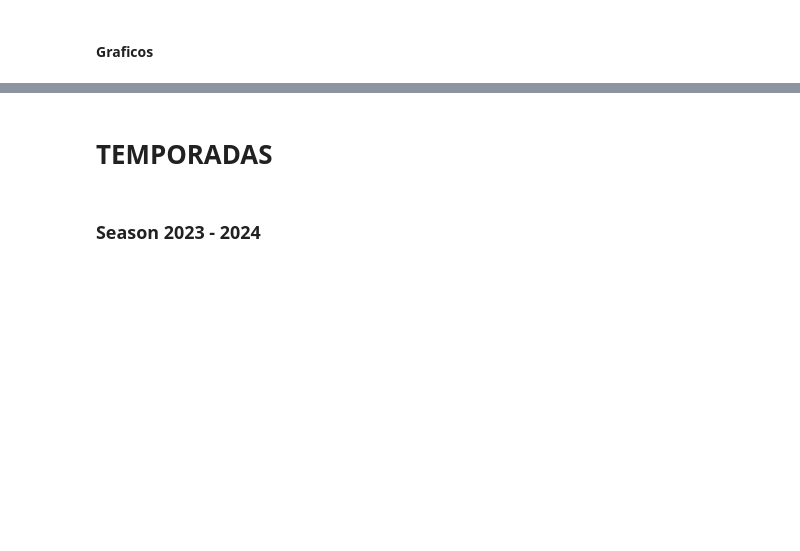
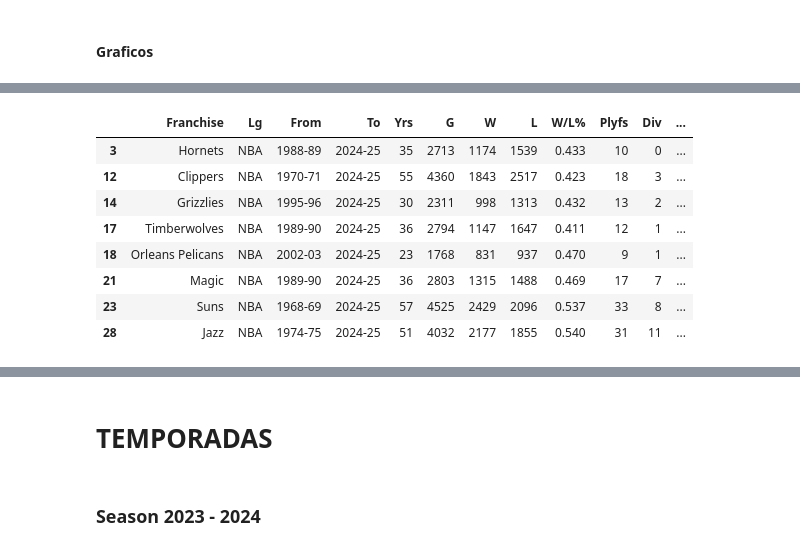
Before and after one commit to tperezv2004/proyecto.github.io, a Jupyter notebook: asses/py/limpieza.ipynb, the cells around one changed output, grey strips where cells are left out. Saved outputs shown, nothing was run; the diff lists cells and outputs as text; code cells hidden in the pictures; blank space fills up the shorter version.

```diff
--- a/asses/py/limpieza.ipynb
+++ b/asses/py/limpieza.ipynb
@@ -58,0 +20,13 @@ df.plot(kind='bar', x='Equipos', y='Campeonatos', color='blue', title='Equipos y
+# %%
+equipos_sin_campeonatos = df[df['Champ'] == 0]
+equipos_sin_campeonatos.head(20)
+# %% [output]
+|  | Franchise | Lg | From | To | Yrs | G | W | L | W/L% | Plyfs | Div | ... |
+| 3 | Hornets | NBA | 1988-89 | 2024-25 | 35 | 2713 | 1174 | 1539 | 0.433 | 10 | 0 | ... |
+| 12 | Clippers | NBA | 1970-71 | 2024-25 | 55 | 4360 | 1843 | 2517 | 0.423 | 18 | 3 | ... |
+| 14 | Grizzlies | NBA | 1995-96 | 2024-25 | 30 | 2311 | 998 | 1313 | 0.432 | 13 | 2 | ... |
+| 17 | Timberwolves | NBA | 1989-90 | 2024-25 | 36 | 2794 | 1147 | 1647 | 0.411 | 12 | 1 | ... |
+| 18 | Orleans Pelicans | NBA | 2002-03 | 2024-25 | 23 | 1768 | 831 | 937 | 0.470 | 9 | 1 | ... |
+| 21 | Magic | NBA | 1989-90 | 2024-25 | 36 | 2803 | 1315 | 1488 | 0.469 | 17 | 7 | ... |
+| 23 | Suns | NBA | 1968-69 | 2024-25 | 57 | 4525 | 2429 | 2096 | 0.537 | 33 | 8 | ... |
+| 28 | Jazz | NBA | 1974-75 | 2024-25 | 51 | 4032 | 2177 | 1855 | 0.540 | 31 | 11 | ... |
```
Also changed, not shown: parts of 11 cells of this notebook, 3 other files.
